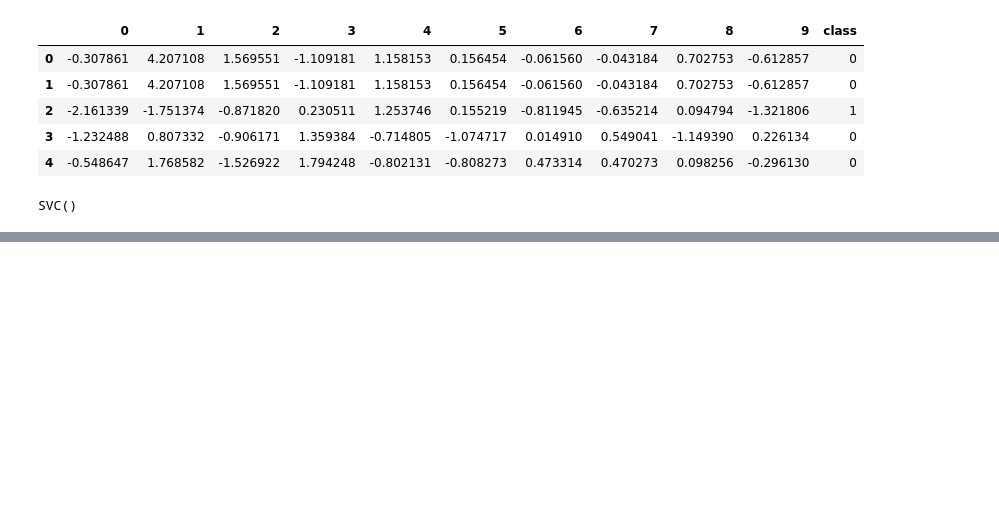
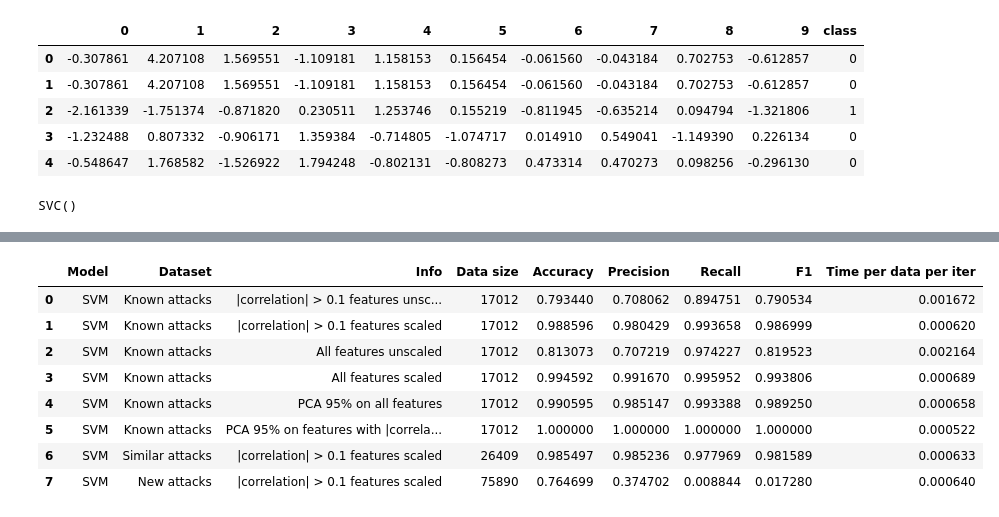
Before and after one commit to ibrahimmkhalid/data-245-project, a Jupyter notebook: model_svm.sync.ipynb, the cells around one changed output, grey strips where cells are left out. Drawn from its saved outputs; the diff is of its cells as text; code cells hidden in the pictures; blank space fills up the shorter version.

```diff
--- a/model_svm.sync.ipynb
+++ b/model_svm.sync.ipynb
@@ -431,0 +629,12 @@ benchmark_results
+# %%
+benchmark_results
+# %% [output]
+|  | Model | Dataset | Info | Data size | Accuracy | Precision | Recall | F1 | Time per data per iter |
+| 0 | SVM | Known attacks | |correlation| > 0.1 features unsc... | 17012 | 0.793440 | 0.708062 | 0.894751 | 0.790534 | 0.001672 |
+| 1 | SVM | Known attacks | |correlation| > 0.1 features scaled | 17012 | 0.988596 | 0.980429 | 0.993658 | 0.986999 | 0.000620 |
+| 2 | SVM | Known attacks | All features unscaled | 17012 | 0.813073 | 0.707219 | 0.974227 | 0.819523 | 0.002164 |
+| 3 | SVM | Known attacks | All features scaled | 17012 | 0.994592 | 0.991670 | 0.995952 | 0.993806 | 0.000689 |
+| 4 | SVM | Known attacks | PCA 95% on all features | 17012 | 0.990595 | 0.985147 | 0.993388 | 0.989250 | 0.000658 |
+| 5 | SVM | Known attacks | PCA 95% on features with |correla... | 17012 | 1.000000 | 1.000000 | 1.000000 | 1.000000 | 0.000522 |
+| 6 | SVM | Similar attacks | |correlation| > 0.1 features scaled | 26409 | 0.985497 | 0.985236 | 0.977969 | 0.981589 | 0.000633 |
+| 7 | SVM | New attacks | |correlation| > 0.1 features scaled | 75890 | 0.764699 | 0.374702 | 0.008844 | 0.017280 | 0.000640 |
```
Also changed, not shown: parts of 32 cells of this notebook, 1 other file.
